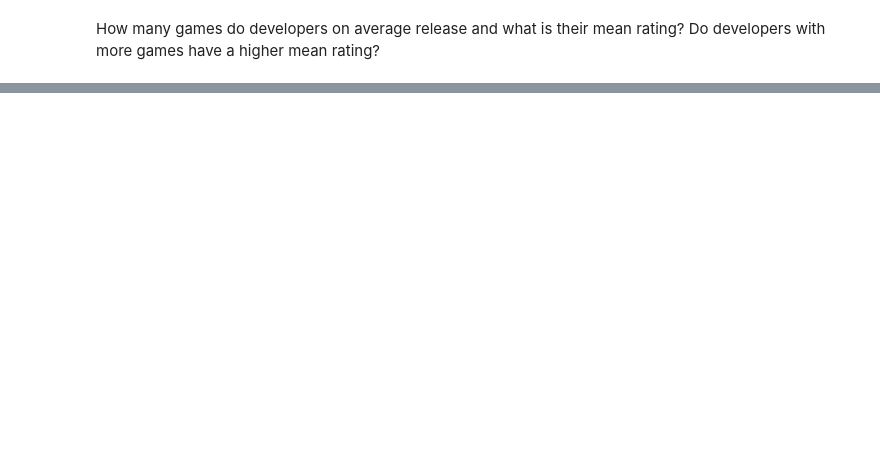
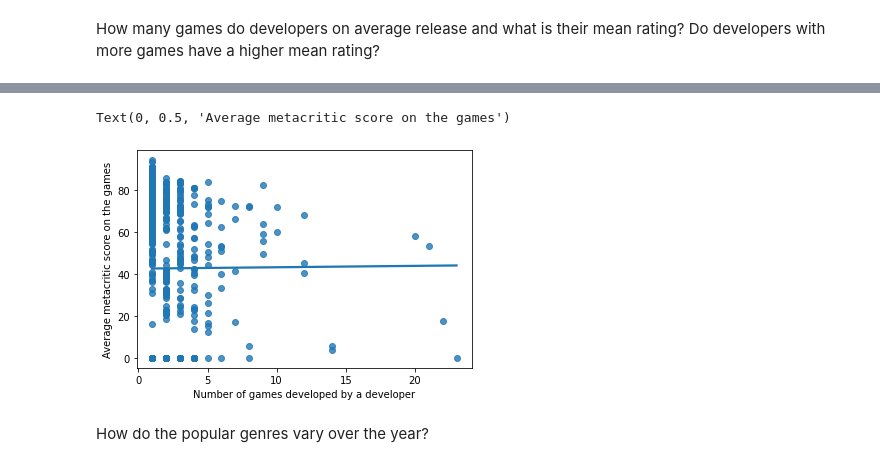
Before and after one commit to harris-ahmad/CS334-EDA, a Jupyter notebook: EDA.ipynb, the cells around one changed output, grey strips where cells are left out. Drawn from its saved outputs; the diff is of its cells as text; code cells hidden in the pictures; blank space fills up the shorter version.

```diff
--- a/EDA.ipynb
+++ b/EDA.ipynb
@@ -54,0 +132,6 @@ pprint(developer_count)
+# %%
+meta_ratings = {}
+for developer in developer_count.keys():
+    avg = np.mean(df[df['developers'].str.contains(developer)]['metascritic_score'])
+    meta_ratings[developer] = avg
+meta_ratings
@@ -54,0 +165,10 @@ pprint(developer_count)
+# %%
+y2 = list(meta_ratings.values())
+sns.regplot(x, y2, ci=None)
+plt.xlabel("Number of games developed by a developer")
+plt.ylabel("Average metacritic score on the games")
+# %% [output]
+Text(0, 0.5, 'Average metacritic score on the games')
+[figure, added]
+# %% [markdown]
+How do the popular genres vary over the year?
```
Also changed, not shown: parts of 39 cells of this notebook.
